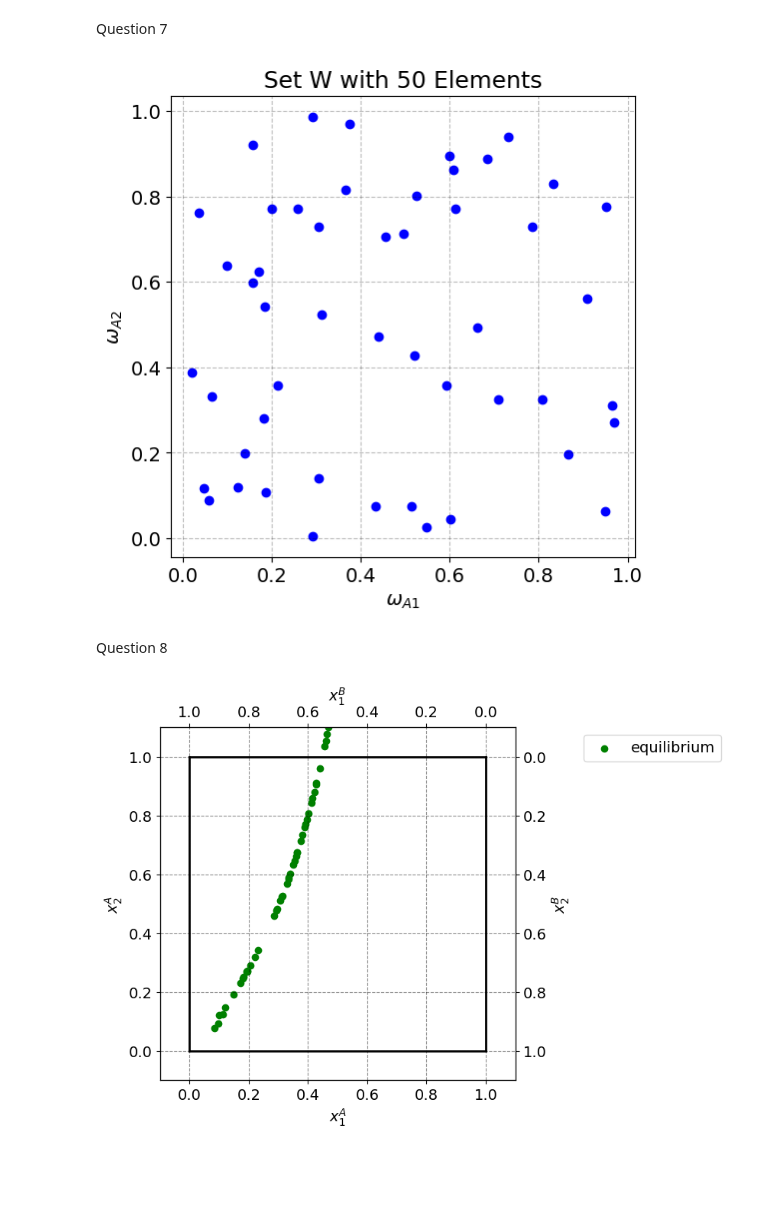
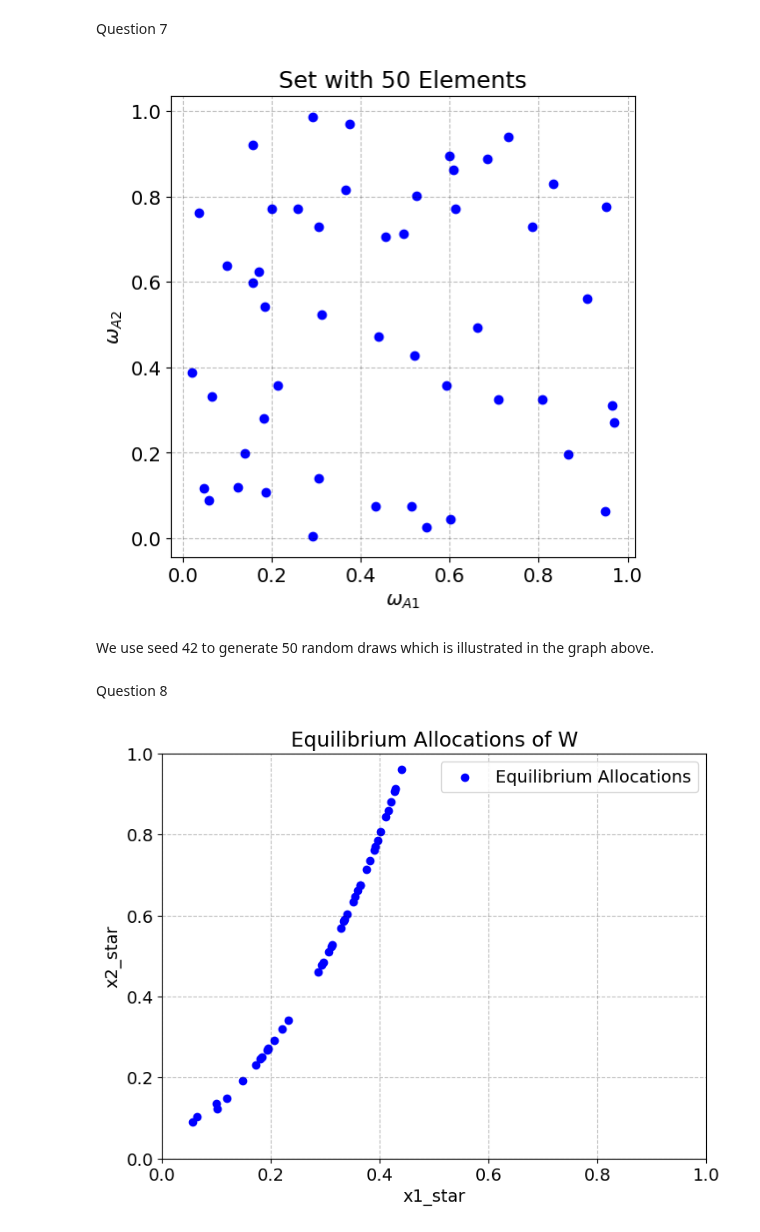
Before and after one commit to NumEconCopenhagen/projects-2024-isemjo, a Jupyter notebook: inauguralproject/InauguralProject2024.ipynb, the cells around one changed output. Cells and saved outputs as stored; diff of their text form; code cells hidden in the pictures; blank space fills up the shorter version.

```diff
--- a/inauguralproject/InauguralProject2024.ipynb
+++ b/inauguralproject/InauguralProject2024.ipynb
@@ -510,66 +515,52 @@ num_elements = 50
 w1A = np.random.uniform(0, 1, num_elements)
 w2A = np.random.uniform(0, 1, num_elements)
 
-# Plotting w1A and w2A
+# Plotting w1A and w2A (with help from CHATGPT)
 plt.figure(figsize=(6, 6))
 plt.scatter(w1A, w2A, color='blue', marker='o')
 plt.xlabel('$\omega_{A1}$')
 plt.ylabel('$\omega_{A2}$')
-plt.title('Set W with 50 Elements')
+plt.title('Set with 50 Elements')
 plt.grid(True)
 plt.show()
 # %% [output]
-[figure, old version]
+[figure, new version]
+# %% [markdown]
+We use seed 42 to generate 50 random draws which is illustrated in the graph above.
 # %% [markdown]
 Question 8
 # %%
 # We group w1A and w2A in pairs.
 W = list(zip(w1A,w2A))
 
 # Now we find the equilibrium allocations by using the demand and the market clearing price
-x1_E = []
-x2_E = []
+x1_star = []
+x2_star = []
 
-P1_guess = 2
+P1_guess = 1
 
 for par.w1A,par.w2A in W:
-    x1_E.append(model.demand_A(model.market_clearing_price_Q8(P1_guess))[0])
-    x2_E.append(model.demand_A(model.market_clearing_price_Q8(P1_guess))[1])
+    x1_star.append(model.demand_A(model.new_market_clearing_price(P1_guess))[0])
+    x2_star.append(model.demand_A(model.new_market_clearing_price(P1_guess))[1])
 
 # After finding the equilibrium allocations, we reset the values of w1A and w2A to the original values
 model.par.w1A = 0.8
 model.par.w2A = 0.3
 
 # We have the total endowment
 w1bar = 1.0
 w2bar = 1.0
 
-# Now we make the graph
-fig = plt.figure(frameon=False,figsize=(6,6), dpi=100)
-ax_A = fig.add_subplot(1, 1, 1)
-
-ax_A.set_xlabel("$x_1^A$")
-ax_A.set_ylabel("$x_2^A$")
-
-temp = ax_A.twinx()
-temp.set_ylabel("$x_2^B$")
-ax_B = temp.twiny()
-ax_B.set_xlabel("$x_1^B$")
-ax_B.invert_xaxis()
-ax_B.invert_yaxis()
-
-ax_A.scatter(x1_E, x2_E, label = "equilibrium", color="green", marker="o")
-
-ax_A.plot([0,w1bar],[0,0],lw=2,color='black')
-ax_A.plot([0,w1bar],[w2bar,w2bar],lw=2,color='black')
-ax_A.plot([0,0],[0,w2bar],lw=2,color='black')
-ax_A.plot([w1bar,w1bar],[0,w2bar],lw=2,color='black')
-
-ax_A.set_xlim([-0.1, w1bar + 0.1])
-ax_A.set_ylim([-0.1, w2bar + 0.1])
-ax_B.set_xlim([w1bar + 0.1, -0.1])
-ax_B.set_ylim([w2bar + 0.1, -0.1])
-
-ax_A.legend(frameon=True,loc='upper right',bbox_to_anchor=(1.6,1.0));
+# Plotting the equilibrium allocations with the help of CHATGPT:
+plt.figure(figsize=(8, 6))
+plt.scatter(x1_star, x2_star, color='blue', label='Equilibrium Allocations')
+plt.title('Equilibrium Allocations of W')
+plt.xlabel('x1_star')
+plt.ylabel('x2_star')
+plt.xlim(0, 1)  # Set x-axis limits from 0 to 1
+plt.ylim(0, 1)  # Set y-axis limits from 0 to 1
+plt.grid(True)
+plt.legend()
+plt.show()
 # %% [output]
-[figure, old version]
+[figure, new version]
```
Also changed, not shown: parts of 15 cells of this notebook, 2 other files.
